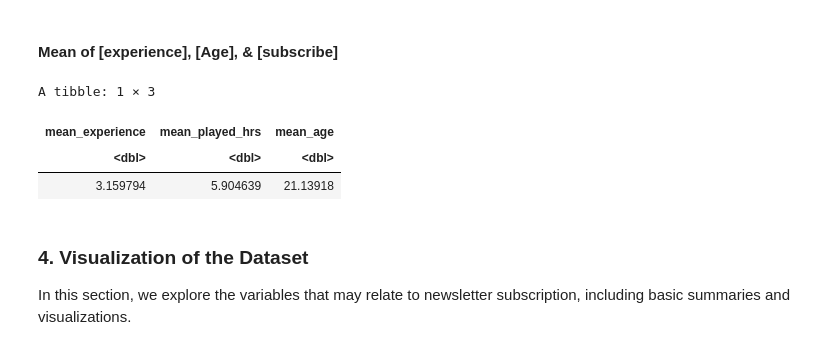
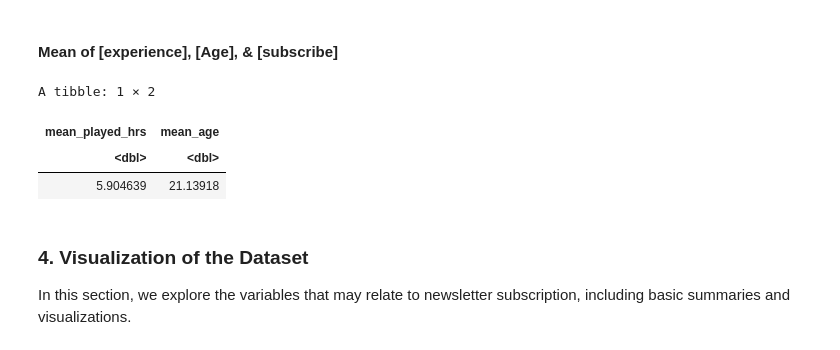
Before and after one commit to camillesnyder/Final-Project, a Jupyter notebook: Final-Project.ipynb, the cells around one changed output. Saved outputs shown, nothing was run; the diff lists cells and outputs as text; code cells hidden in the pictures.

```diff
--- a/Final-Project.ipynb
+++ b/Final-Project.ipynb
@@ -43,19 +61,11 @@ A tibble: 6 × 7
 # %% [markdown]
 <h3>2. Data Cleaning and Wrangling</h3>
 # %%
-#wrangling data by changing experience, subscribe to a numerical vector so straight-line calculations can be performed
-#selecting played_hours vector, experience vector, and Age vector as predictors, and subscribe variable as the response
+#wrangling data by changing subscribe to a factor vector
+#selecting played_hours vector and Age vector as predictors, and subscribe variable as the response
 #filtering out NA values so they doesn't mess up calculations
 players_wrang <- players_data|>
-    select(played_hours, experience, Age, subscribe)|>
-    mutate( experience = as_factor(experience))|>
-    mutate( experience = fct_recode(experience,
-                                    "1" = "Beginner",
-                                    "2" = "Amateur",
-                                    "3" = "Regular",
-                                    "4" = "Veteran",
-                                    "5" = "Pro"))|>
-    mutate(experience = as.numeric(experience))|>
+    select(played_hours, Age, subscribe)|>
     mutate(subscribe = as_factor(subscribe))|>
     drop_na()
 # %% [markdown]
@@ -134,18 +144,17 @@ A tibble: 1 × 1
 # %% [markdown]
 #### Mean of [experience], [Age], & [subscribe]
 # %%
-# Mean of [experience], [Age], & [subscribe]
+# Mean of [Age] & [subscribe]
 player_avgs <- players_wrang|>
-    summarize(mean_experience = mean(experience),
-              mean_played_hrs = mean(played_hours),
+    summarize(mean_played_hrs = mean(played_hours),
              mean_age = mean(Age, na.rm = TRUE))
 
 player_avgs
 # %% [output]
-A tibble: 1 × 3
+A tibble: 1 × 2
-| mean_experience | mean_played_hrs | mean_age |
-| <dbl> | <dbl> | <dbl> |
-| 3.159794 | 5.904639 | 21.13918 |
+| mean_played_hrs | mean_age |
+| <dbl> | <dbl> |
+| 5.904639 | 21.13918 |
 # %% [markdown]
 ### 4. Visualization of the Dataset
 In this section, we explore the variables that may relate to newsletter subscription, including basic summaries and visualizations.
```
Also changed, not shown: parts of 11 cells of this notebook.
